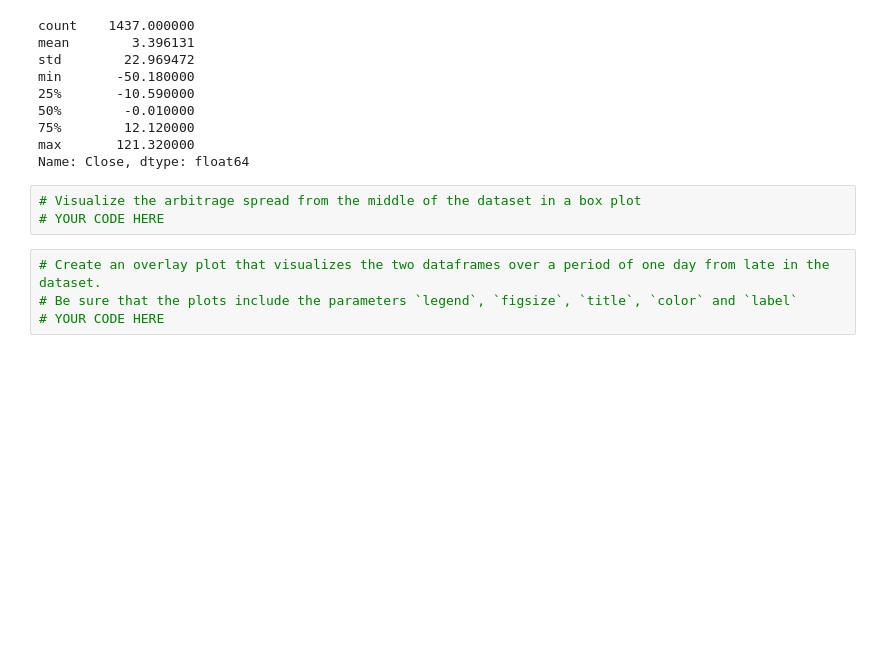
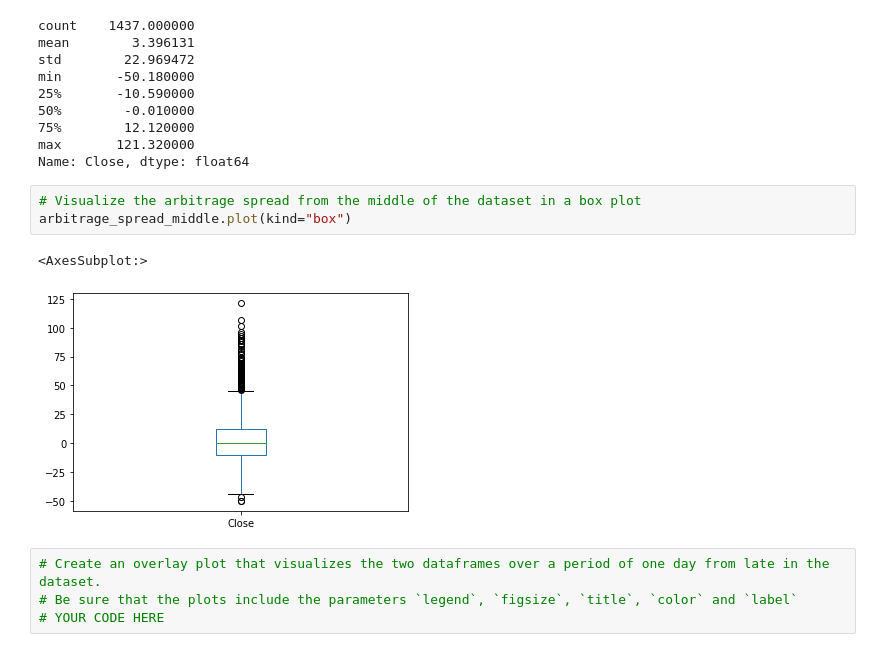
Before and after one commit to mrlandero/Bitcoin_Arbitrage_Profits, a Jupyter notebook: Starter_Code/crypto_arbitrage.ipynb, the cells around one changed output. Saved outputs shown, nothing was run; the diff lists cells and outputs as text; blank space fills up the shorter version.

Commit message:
Generated Box Plot for arbitrage_spread_middle for Feb. 24, 2018

```diff
--- a/Starter_Code/crypto_arbitrage.ipynb
+++ b/Starter_Code/crypto_arbitrage.ipynb
@@ -406,7 +406,10 @@ max       121.320000
 Name: Close, dtype: float64
 # %%
 # Visualize the arbitrage spread from the middle of the dataset in a box plot
-# YOUR CODE HERE
+arbitrage_spread_middle.plot(kind="box")
+# %% [output]
+<AxesSubplot:>
+[figure, added]
 # %%
 # Create an overlay plot that visualizes the two dataframes over a period of one day from late in the dataset.
 # Be sure that the plots include the parameters `legend`, `figsize`, `title`, `color` and `label`
```
